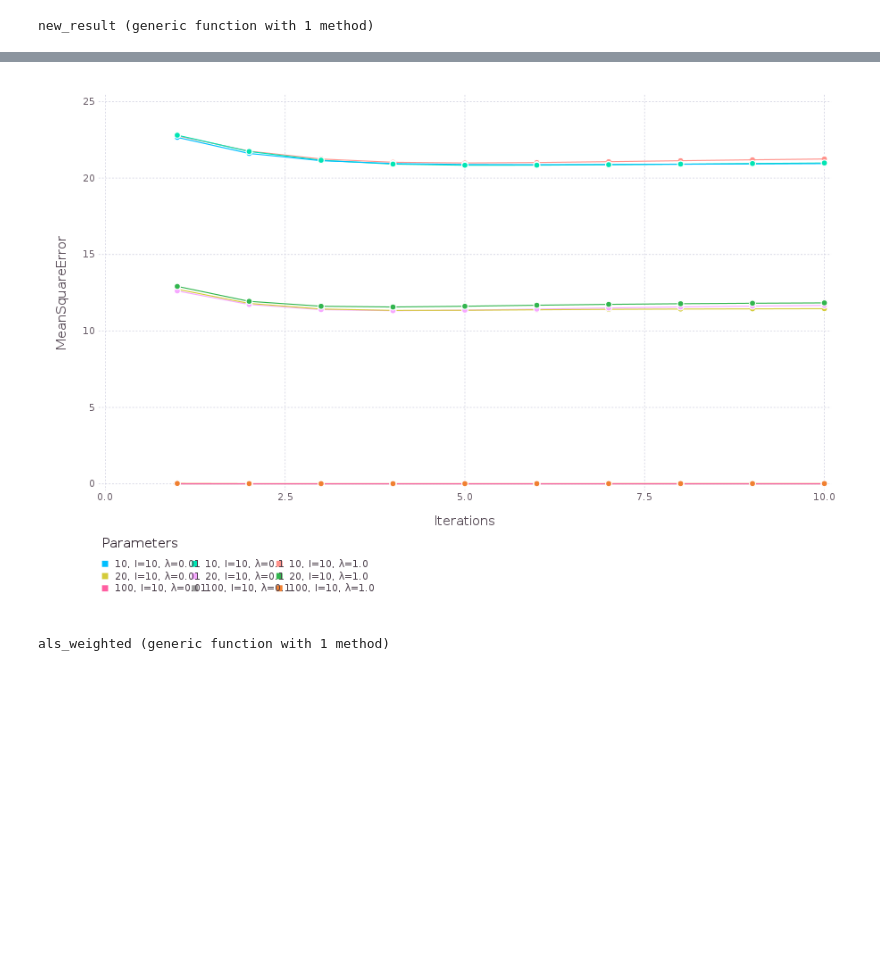
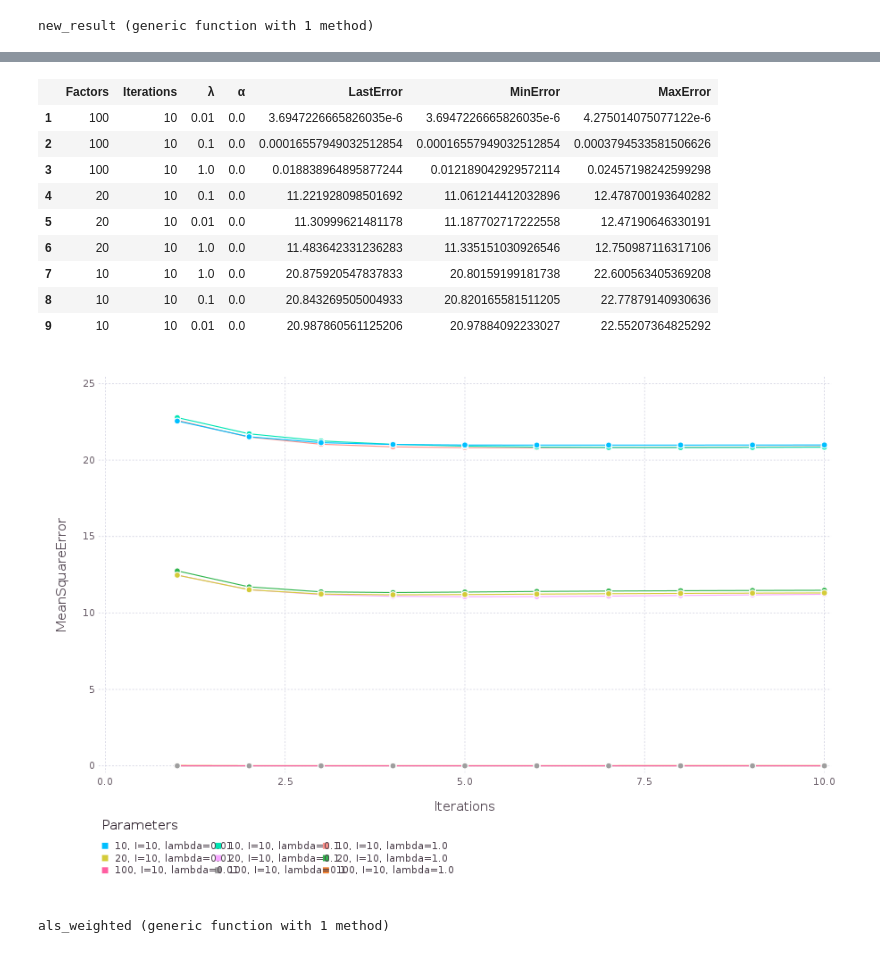
Before and after one commit to cirocavani/Singularity, a Jupyter notebook: latentfactor/ALS.ipynb, the cells around one changed output, grey strips where cells are left out. Drawn from its saved outputs; the diff is of its cells as text; code cells hidden in the pictures; blank space fills up the shorter version.

```diff
--- a/latentfactor/ALS.ipynb
+++ b/latentfactor/ALS.ipynb
@@ -298,26 +304,25 @@ result = new_result()
 g = Array(Layer, 0)
 
 for (f, i, λ) in testcases
-    params = " $f, I=$i, λ=$λ "
+    #params = " $f, I=$i, λ=$λ "
+    params = " $f, I=$i, lambda=$λ "
     print(params)
 
     @time _, _, errors = als_plain(P, f, i, λ)
 
-    last = errors[i]
+    last = errors[end]
     min = minimum(errors)
     max = maximum(errors)
 
     push!(result, [f, i, λ, 0.0, last, min, max])
 
-    params = " $f, I=$i, λ=$λ "
     df = DataFrame(Iterations=1:i, MeanSquareError=errors, Parameters=params)
     pl = layer(df, x=:Iterations, y=:MeanSquareError, color=:Parameters, Geom.line, Geom.point)
     push!(g, pl...)
 end
 
+sleep(0.11) # flush out
+
 sort!(result, cols = :MinError)
-
-println(result)
-
-plot(g, Theme(key_position=:bottom))
+result
 # %% [output]
@@ -341,4 +338,17 @@ plot(g, Theme(key_position=:bottom))
-[figure, removed]
+|  | Factors | Iterations | λ | α | LastError | MinError | MaxError |
+| 1 | 100 | 10 | 0.01 | 0.0 | 3.6947226665826035e-6 | 3.6947226665826035e-6 | 4.275014075077122e-6 |
+| 2 | 100 | 10 | 0.1 | 0.0 | 0.00016557949032512854 | 0.00016557949032512854 | 0.0003794533581506626 |
+| 3 | 100 | 10 | 1.0 | 0.0 | 0.018838964895877244 | 0.012189042929572114 | 0.02457198242599298 |
+| 4 | 20 | 10 | 0.1 | 0.0 | 11.221928098501692 | 11.061214412032896 | 12.478700193640282 |
+| 5 | 20 | 10 | 0.01 | 0.0 | 11.30999621481178 | 11.187702717222558 | 12.47190646330191 |
+| 6 | 20 | 10 | 1.0 | 0.0 | 11.483642331236283 | 11.335151030926546 | 12.750987116317106 |
+| 7 | 10 | 10 | 1.0 | 0.0 | 20.875920547837833 | 20.80159199181738 | 22.600563405369208 |
+| 8 | 10 | 10 | 0.1 | 0.0 | 20.843269505004933 | 20.820165581511205 | 22.77879140930636 |
+| 9 | 10 | 10 | 0.01 | 0.0 | 20.987860561125206 | 20.97884092233027 | 22.55207364825292 |
+# %%
+plot(g, Theme(key_position=:bottom))
+# %% [output]
+[figure, added]
 # %%
 function als_weighted(P, n_factors, n_iterations, λ)
     n_users, n_items = size(P)
```
Also changed, not shown: parts of 16 cells of this notebook, 1 other file.
